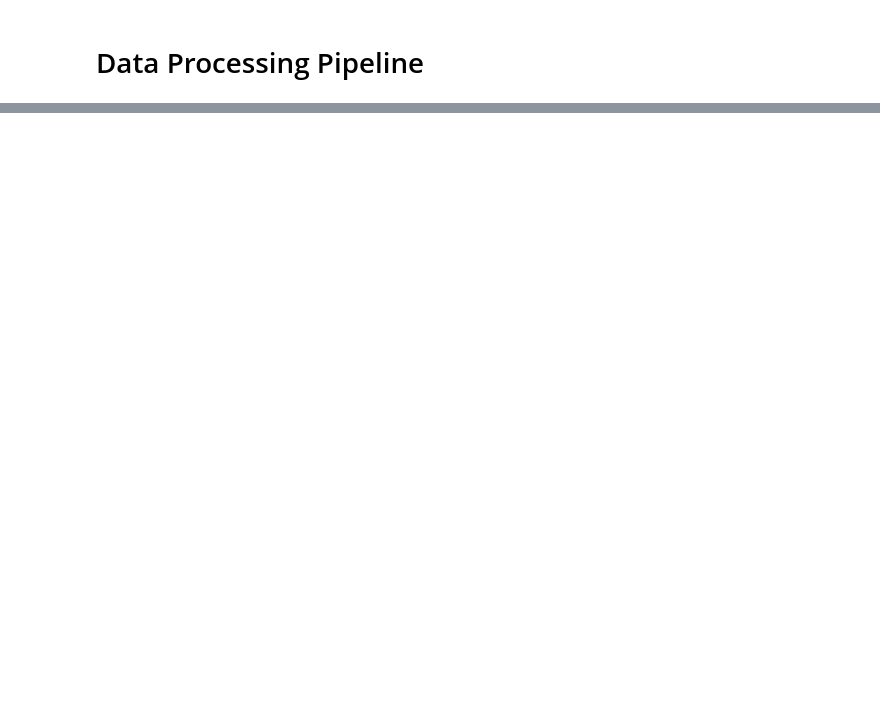
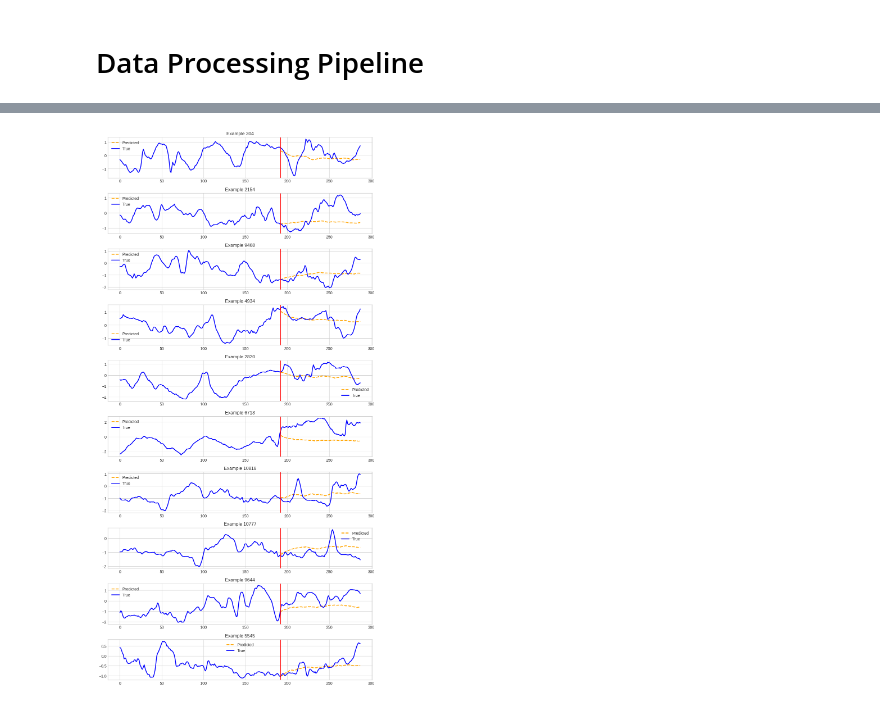
Before and after one commit to aaron-v19/mlprojects, a Jupyter notebook: Beatrice_ttm.ipynb, the cells around one changed output, grey strips where cells are left out. Drawn from its saved outputs; the diff is of its cells as text; code cells hidden in the pictures; blank space fills up the shorter version.

```diff
--- a/Beatrice_ttm.ipynb
+++ b/Beatrice_ttm.ipynb
@@ -229,0 +347,3 @@ print(f"Data lengths: train = {len(train_dataset)}, val = {len(valid_dataset)},
+# %%
+finetune_forecast_model = TinyTimeMixerForPrediction.from_pretrained("ibm/TTM", revision=TTM_MODEL_REVISION, head_dropout=0.7)
+finetune_forecast_model
@@ -229,0 +390,5 @@ print(f"Data lengths: train = {len(train_dataset)}, val = {len(valid_dataset)},
+# %%
+# Important parameters
+learning_rate = 0.001
+num_epochs = 1 # Ideally, we need more epochs (try offline preferably in a gpu for faster computation)
+batch_size = 64
@@ -229,0 +460,10 @@ print(f"Data lengths: train = {len(train_dataset)}, val = {len(valid_dataset)},
+# %%
+plot_predictions(
+    model=finetune_forecast_trainer.model,
+    dset=test_dataset,
+    plot_dir=os.path.join(OUT_DIR, target_dataset),
+    plot_prefix="test_finetune",
+    channel=0,
+)
+# %% [output]
+[figure, added]
```
Also changed, not shown: parts of 23 cells of this notebook.
